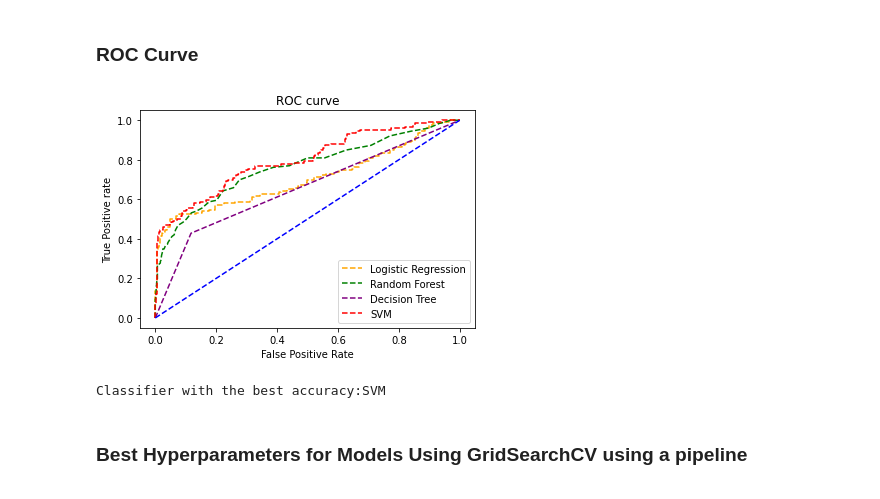
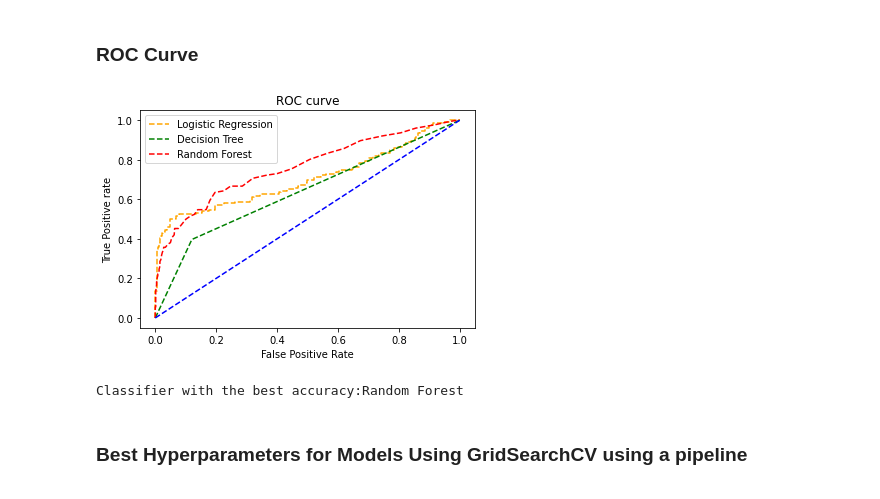
Before and after one commit to prathmesh-jagtap/Customer-Churn-Prediction, a Jupyter notebook: notebooks/akash/final_model_1.ipynb, the cells around one changed output. Saved outputs shown, nothing was run; the diff lists cells and outputs as text; code cells hidden in the pictures.

```diff
--- a/notebooks/akash/final_model_1.ipynb
+++ b/notebooks/akash/final_model_1.ipynb
@@ -108,25 +106,20 @@ pipeline_model1 = Pipeline([('fill_null_col', fill_null_col),
 pipeline_model2 = Pipeline([('fill_null_col', fill_null_col),
                  ('scale_col', scale_col),
                  ('pca_col', pca_col),
-                 ('classifier2', random)])
+                 ('classifier2', decision)])
 
 pipeline_model3 = Pipeline([('fill_null_col', fill_null_col),
                  ('scale_col', scale_col),
                  ('pca_col', pca_col),
-                 ('classifier3', decision)])
-
-pipeline_model4 = Pipeline([('fill_null_col', fill_null_col),
-                 ('scale_col', scale_col),
-                 ('pca_col', pca_col),
-                 ('classifier4', svm)])
+                 ('classifier3', random)])
 # %%
-pipelines=[pipeline_model1,pipeline_model2,pipeline_model3,pipeline_model4]
+pipelines=[pipeline_model1,pipeline_model2,pipeline_model3]
 # %%
 best_accuracy=0.0
 best_classifier=0
 best_pipeline=""
 # %%
-pipe_dict={0:'Logistic Regression',1:'Random Forest',2:'Decision Tree',3:'SVM'}
+pipe_dict={0:'Logistic Regression',1:'Decision Tree',2:'Random Forest'}
 
 # Fitting pipelines
 for pipe in pipelines:
@@ -263,24 +203,23 @@ fpr4, tpr4, thresh4 = roc_curve(y_test, probs)
 # %%
 random_probs = [0 for i in range(len(y_test))]
 p_fpr, p_tpr, _ = roc_curve(y_test, random_probs, pos_label=1)
 
  # plot roc curves
 plt.plot(fpr1, tpr1, linestyle='--',color='orange', label='Logistic Regression')
-plt.plot(fpr2, tpr2, linestyle='--',color='green', label='Random Forest')
-plt.plot(fpr3, tpr3, linestyle='--',color='purple', label='Decision Tree')
-plt.plot(fpr4, tpr4, linestyle='--',color='red', label='SVM')
+plt.plot(fpr2, tpr2, linestyle='--',color='green', label='Decision Tree')
+plt.plot(fpr3, tpr3, linestyle='--',color='red', label='Random Forest')
 plt.plot(p_fpr, p_tpr, linestyle='--', color='blue')
 # title
 plt.title('ROC curve')
 # x label
 plt.xlabel('False Positive Rate')
 # y label
 plt.ylabel('True Positive rate')
 
 plt.legend(loc='best')
 plt.show();
 # %% [output]
-[figure, old version]
+[figure, new version]
 # %%
 for i,model in enumerate(pipelines):
     if model.score(X_test,y_test)>best_accuracy:
@@ -289,7 +228,7 @@ for i,model in enumerate(pipelines):
         best_classifier=i
 print('Classifier with the best accuracy:{}'.format(pipe_dict[best_classifier]))
 # %% [output]
-Classifier with the best accuracy:SVM
+Classifier with the best accuracy:Random Forest
 # %% [markdown]
 ### **Best Hyperparameters for Models Using GridSearchCV using a pipeline**
 <a id="head10"></a>
```
Also changed, not shown: parts of 65 cells of this notebook, 1 other file.
